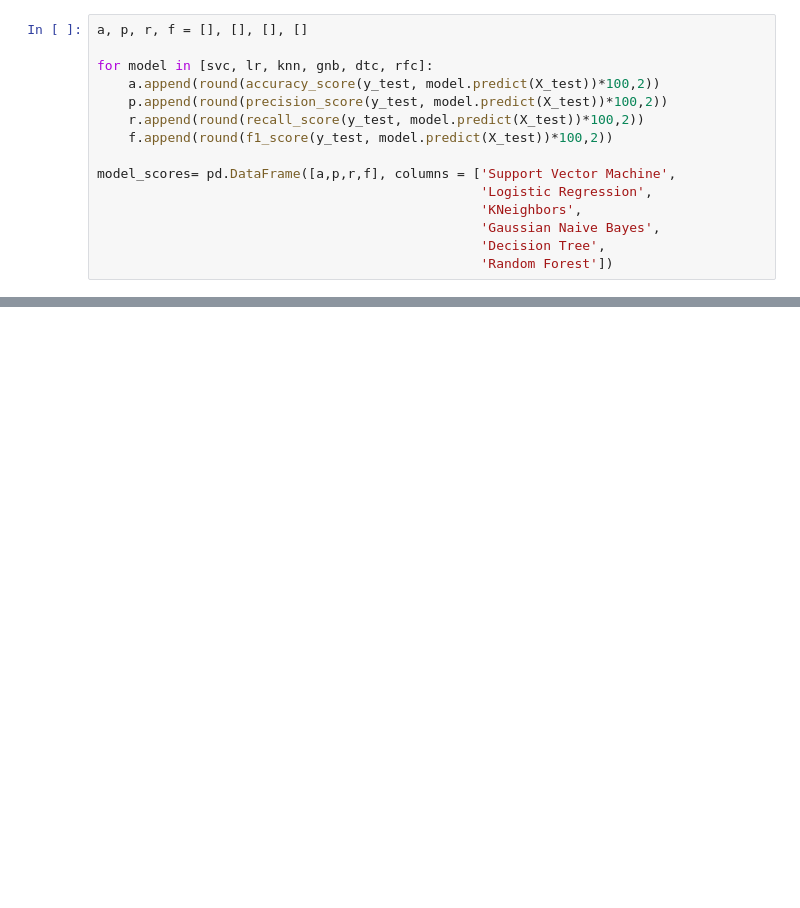
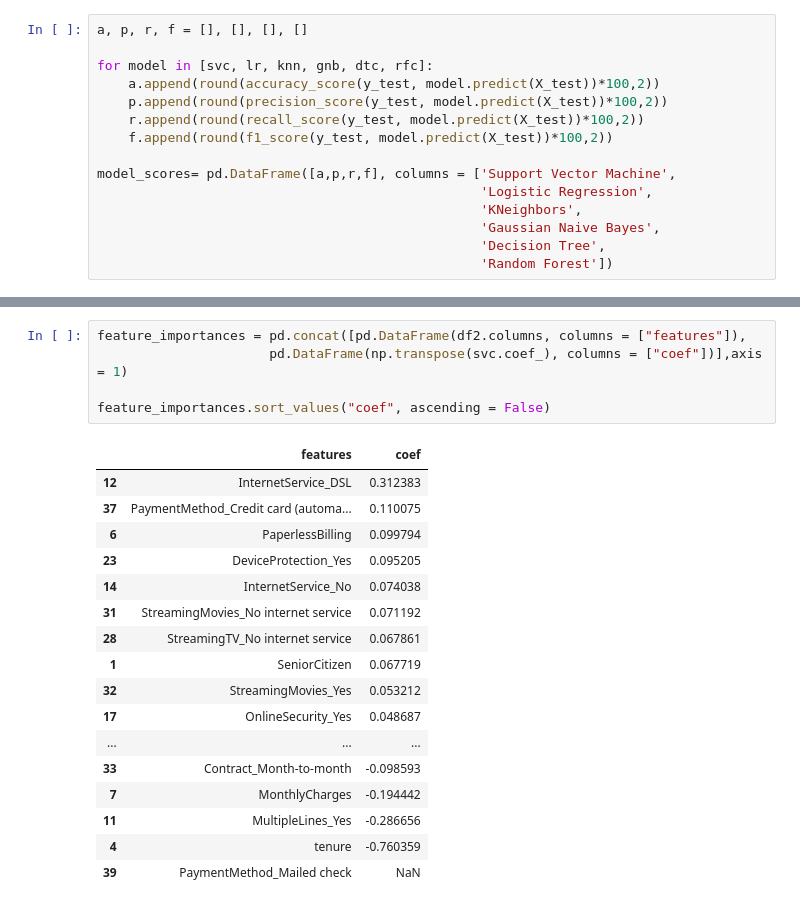
Before and after one commit to chrisvinhston/customer_churn_prediction, a Jupyter notebook: main.ipynb, the cells around one changed output, grey strips where cells are left out. Cells and saved outputs as stored; diff of their text form; blank space fills up the shorter version.

```diff
--- a/main.ipynb
+++ b/main.ipynb
@@ -700,0 +714,23 @@ plt.show()
+# %%
+feature_importances = pd.concat([pd.DataFrame(df2.columns, columns = ["features"]),
+                      pd.DataFrame(np.transpose(svc.coef_), columns = ["coef"])],axis = 1)
+
+feature_importances.sort_values("coef", ascending = False)
+# %% [output]
+|  | features | coef |
+| 12 | InternetService_DSL | 0.312383 |
+| 37 | PaymentMethod_Credit card (automa... | 0.110075 |
+| 6 | PaperlessBilling | 0.099794 |
+| 23 | DeviceProtection_Yes | 0.095205 |
+| 14 | InternetService_No | 0.074038 |
+| 31 | StreamingMovies_No internet service | 0.071192 |
+| 28 | StreamingTV_No internet service | 0.067861 |
+| 1 | SeniorCitizen | 0.067719 |
+| 32 | StreamingMovies_Yes | 0.053212 |
+| 17 | OnlineSecurity_Yes | 0.048687 |
+| ... | ... | ... |
+| 33 | Contract_Month-to-month | -0.098593 |
+| 7 | MonthlyCharges | -0.194442 |
+| 11 | MultipleLines_Yes | -0.286656 |
+| 4 | tenure | -0.760359 |
+| 39 | PaymentMethod_Mailed check | NaN |
```
Also changed, not shown: parts of 15 cells of this notebook.
